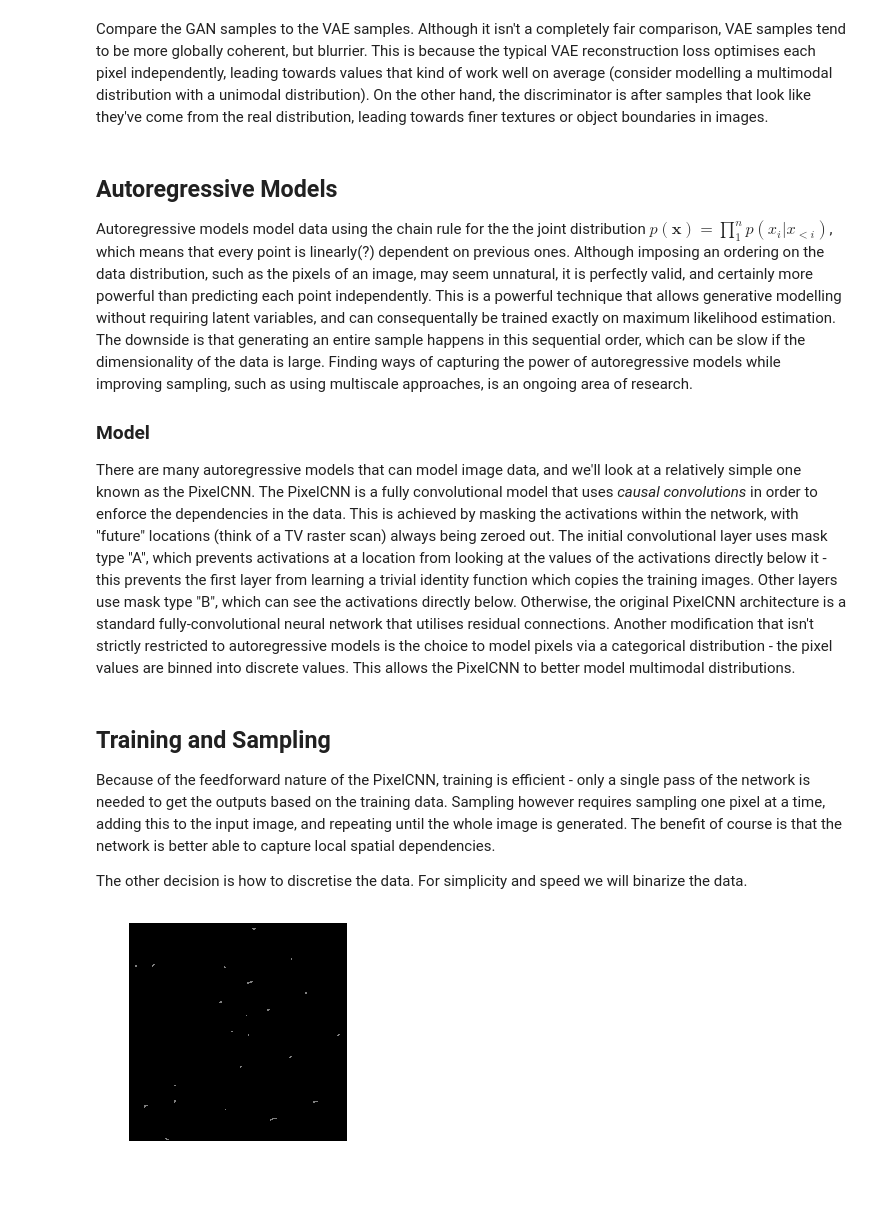
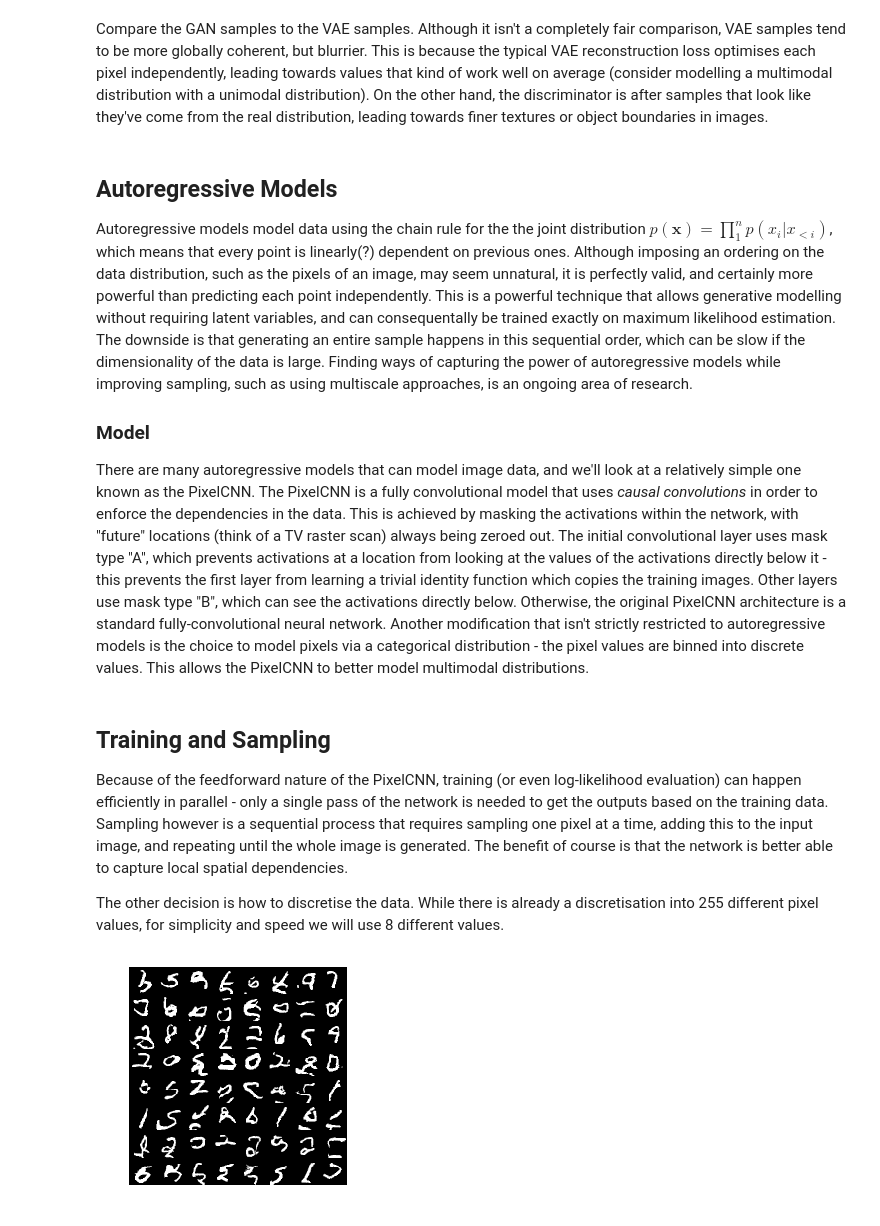
Before and after one commit to pukkapies/dl-imperial-maths, a Jupyter notebook: pytorch-tutorial/4. Generative Modelling with VAEs, GANs and Autoregressive Models.ipynb, the cells around one changed output. Drawn from its saved outputs; the diff is of its cells as text; code cells hidden in the pictures; blank space fills up the shorter version.

Commit message:
Get reasonably working PixelCNN

```diff
--- a/pytorch-tutorial/4. Generative Modelling with VAEs, GANs and Autoregressive Models.ipynb
+++ b/pytorch-tutorial/4. Generative Modelling with VAEs, GANs and Autoregressive Models.ipynb
@@ -279,7 +279,7 @@ Autoregressive models model data using the chain rule for the the joint distribu
 
 ### Model
 
-There are many autoregressive models that can model image data, and we'll look at a relatively simple one known as the PixelCNN. The PixelCNN is a fully convolutional model that uses *causal convolutions* in order to enforce the dependencies in the data. This is achieved by masking the activations within the network, with "future" locations (think of a TV raster scan) always being zeroed out. The initial convolutional layer uses mask type "A", which prevents activations at a location from looking at the values of the activations directly below it - this prevents the first layer from learning a trivial identity function which copies the training images. Other layers use mask type "B", which can see the activations directly below. Otherwise, the original PixelCNN architecture is a standard fully-convolutional neural network that utilises residual connections. Another modification that isn't strictly restricted to autoregressive models is the choice to model pixels via a categorical distribution - the pixel values are binned into discrete values. This allows the PixelCNN to better model multimodal distributions.
+There are many autoregressive models that can model image data, and we'll look at a relatively simple one known as the PixelCNN. The PixelCNN is a fully convolutional model that uses *causal convolutions* in order to enforce the dependencies in the data. This is achieved by masking the activations within the network, with "future" locations (think of a TV raster scan) always being zeroed out. The initial convolutional layer uses mask type "A", which prevents activations at a location from looking at the values of the activations directly below it - this prevents the first layer from learning a trivial identity function which copies the training images. Other layers use mask type "B", which can see the activations directly below. Otherwise, the original PixelCNN architecture is a standard fully-convolutional neural network. Another modification that isn't strictly restricted to autoregressive models is the choice to model pixels via a categorical distribution - the pixel values are binned into discrete values. This allows the PixelCNN to better model multimodal distributions.
 # %%
 # Creates causal convolutions: Type A does not take middle pixel below as input, type B does
 class MaskedConv2d(nn.Conv2d):
@@ -301,7 +301,7 @@ class ResBlock(nn.Module):
         super().__init__()
         self.conv1 = nn.Conv2d(2 * hidden_size, hidden_size, 1, bias=False)
         self.bn1 = nn.BatchNorm2d(hidden_size)
-        self.conv2 = MaskedConv2d('B', hidden_size, hidden_size, 3, padding=1, bias=False)
+        self.conv2 = MaskedConv2d('B', hidden_size, hidden_size, 5, padding=2, bias=False)
         self.bn2 = nn.BatchNorm2d(hidden_size)
         self.conv3 = nn.Conv2d(hidden_size, 2 * hidden_size, 1, bias=False)
         self.bn3 = nn.BatchNorm2d(2 * hidden_size)
@@ -314,7 +314,7 @@ class ResBlock(nn.Module):
         return x
 
 class PixelCNN(nn.Module):
-    def __init__(self, hidden_size, res_blocks, output_size, discrete_levels):
+    def __init__(self, hidden_size, res_blocks, discrete_levels):
         super().__init__()
         self.res_blocks = res_blocks
         # All operations are space-preserving
@@ -322,9 +322,9 @@ class PixelCNN(nn.Module):
         self.in_bn = nn.BatchNorm2d(2 * hidden_size)
         for r in range(1, res_blocks + 1):
             self.add_module('res' + str(r), ResBlock(hidden_size))
-        self.out_conv1 = nn.Conv2d(2 * hidden_size, output_size, 1)
-        self.out_bn1 = nn.BatchNorm2d(output_size)
-        self.out_conv2 = nn.Conv2d(output_size, 1 * discrete_levels, 1)
+        self.out_conv1 = MaskedConv2d('B', 2 * hidden_size, hidden_size, 3, padding=1, bias=False)
+        self.out_bn1 = nn.BatchNorm2d(hidden_size)
+        self.out_conv2 = nn.Conv2d(hidden_size, discrete_levels, 1)
 
     def forward(self, x):
         x = self.in_bn(self.in_conv(x))
@@ -336,43 +336,43 @@ class PixelCNN(nn.Module):
 # %% [markdown]
 ## Training and Sampling
 
-Because of the feedforward nature of the PixelCNN, training is efficient - only a single pass of the network is needed to get the outputs based on the training data. Sampling however requires sampling one pixel at a time, adding this to the input image, and repeating until the whole image is generated. The benefit of course is that the network is better able to capture local spatial dependencies.
+Because of the feedforward nature of the PixelCNN, training (or even log-likelihood evaluation) can happen efficiently in parallel - only a single pass of the network is needed to get the outputs based on the training data. Sampling however is a sequential process that requires sampling one pixel at a time, adding this to the input image, and repeating until the whole image is generated. The benefit of course is that the network is better able to capture local spatial dependencies.
 
-The other decision is how to discretise the data. For simplicity and speed we will binarize the data.
+The other decision is how to discretise the data. While there is already a discretisation into 255 different pixel values, for simplicity and speed we will use 8 different values.
 # %%
 plt.axis('off')
 
-discrete_levels = 2  # Max 256 (long precision)
-model = PixelCNN(16, 1, 8, discrete_levels)
+discrete_levels = 8  # Max 256 (long precision)
+model = PixelCNN(32, 7, discrete_levels)
 optimiser = optim.Adam(model.parameters(), lr=1e-3)
 
 def train(model, optimiser):
     model.train()
     for i, (x, _) in enumerate(train_loader):
         optimiser.zero_grad()
         discrete_x = x.clone().squeeze(1).mul_(discrete_levels - 1).round_().long()
         x_hat = model(x)
         loss = F.cross_entropy(x_hat, discrete_x)
         loss.backward()
         optimiser.step()
 
 def sample(model):
     model.eval()
     with torch.no_grad():
         samples = torch.zeros(64, 1, 28, 28)
         for i in range(28):
             for j in range(28):
                 out = model(samples)
                 probs = F.softmax(out[:, :, i, j], dim=1)
-                samples[:, :, i, j] = torch.multinomial(probs, 1).float() / discrete_levels
+                samples[:, :, i, j] = torch.multinomial(probs, 1).float() / (discrete_levels - 1)
         samples = make_grid(samples, padding=0)
         plt.imshow(np.transpose(samples.numpy(), [1, 2, 0]))
         clear_output(wait=True)
         display(plt.gcf())
 
 for i in range(epochs):
     train(model, optimiser)
     sample(model)
 clear_output(wait=True)
 # %% [output]
-[figure, old version]
+[figure, new version]
```
Also changed, not shown: parts of 1 cell of this notebook, 1 other file.
